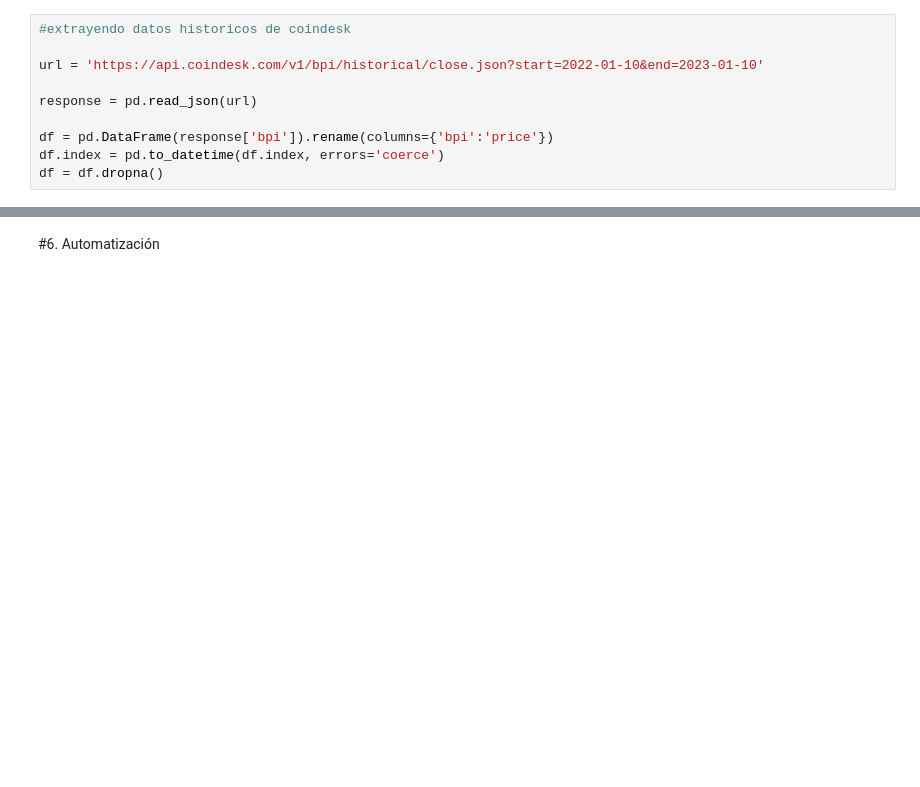
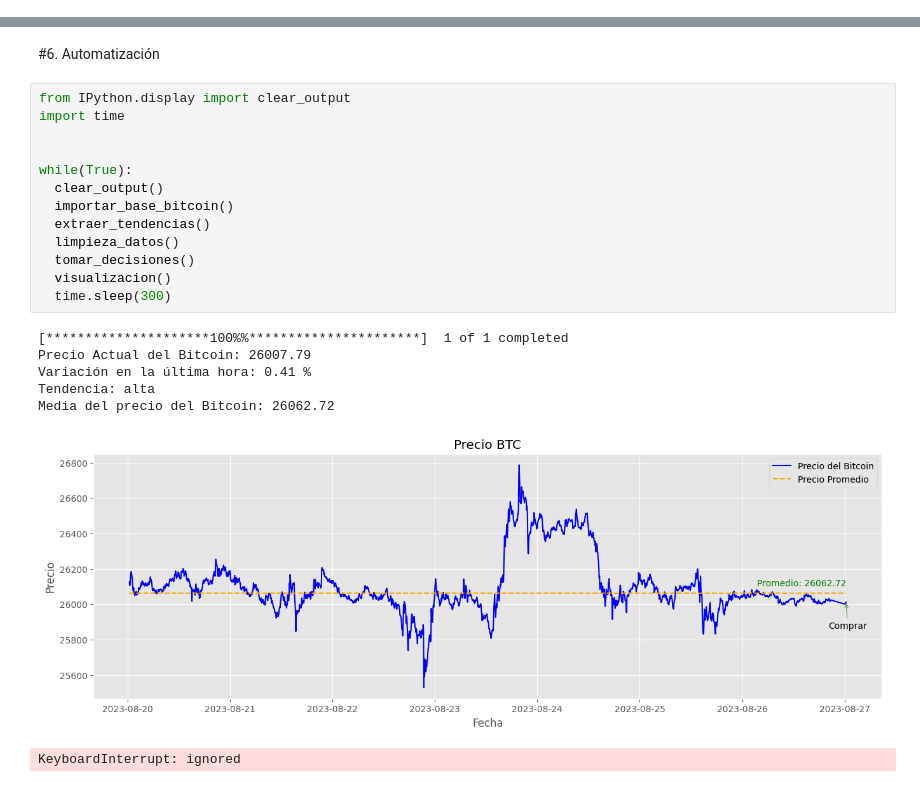
Before and after one commit to AdrianCPC/Robot_trading_DS, a Jupyter notebook: Robot_Trading_DS.ipynb, the cells around one changed output, grey strips where cells are left out. Saved outputs shown, nothing was run; the diff lists cells and outputs as text; blank space fills up the shorter version.

```diff
--- a/Robot_Trading_DS.ipynb
+++ b/Robot_Trading_DS.ipynb
@@ -43,10 +40,0 @@ global df_bitcoin, precio_actual, tendencia, media_bitcoin,  algoritmo_decision
-# %%
-#extrayendo datos historicos de coindesk
-
-url = 'https://api.coindesk.com/v1/bpi/historical/close.json?start=2022-01-10&end=2023-01-10'
-
-response = pd.read_json(url)
-
-df = pd.DataFrame(response['bpi']).rename(columns={'bpi':'price'})
-df.index = pd.to_datetime(df.index, errors='coerce')
-df = df.dropna()
@@ -222,2 +218,23 @@ Decisión del algoritmo: Comprar
 # %% [markdown]
 #6. Automatización
+# %%
+from IPython.display import clear_output
+import time
+
+
+while(True):
+  clear_output()
+  importar_base_bitcoin()
+  extraer_tendencias()
+  limpieza_datos()
+  tomar_decisiones()
+  visualizacion()
+  time.sleep(300)
+# %% [output]
+[*********************100%%**********************]  1 of 1 completed
+Precio Actual del Bitcoin: 26007.79
+Variación en la última hora: 0.41 %
+Tendencia: alta
+Media del precio del Bitcoin: 26062.72
+[figure, added]
+KeyboardInterrupt: ignored
```
Also changed, not shown: parts of 8 cells of this notebook.
